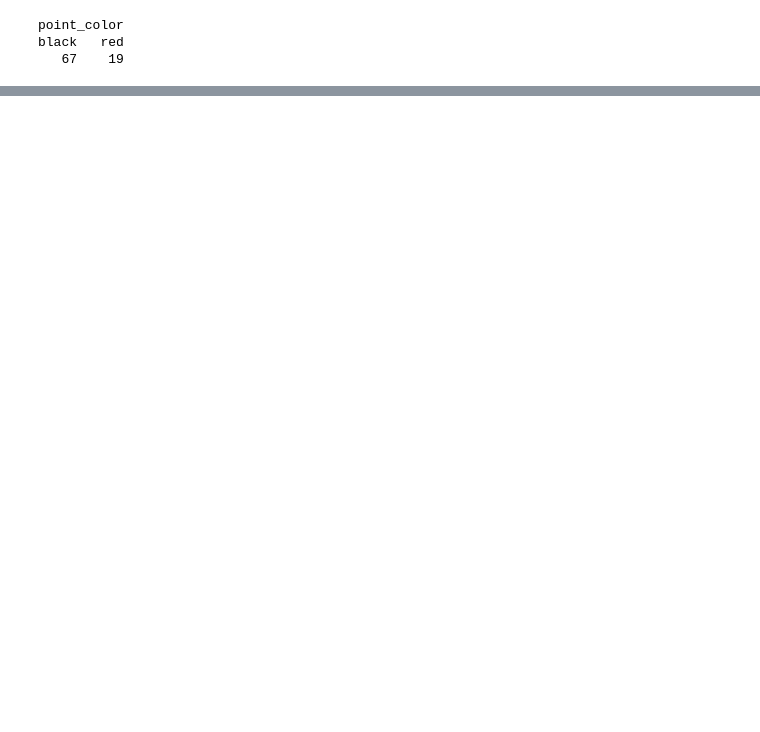
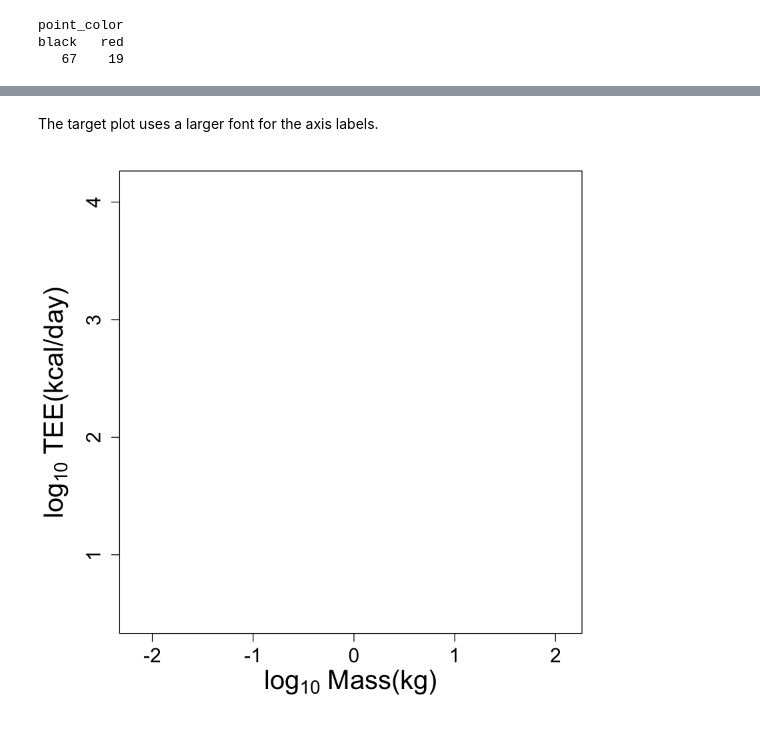
Before and after one commit to ryanraaum/bioanth-plots, a Jupyter notebook: Energy Expenditure in R.ipynb, the cells around one changed output, grey strips where cells are left out. Drawn from its saved outputs; the diff is of its cells as text; code cells hidden in the pictures; blank space fills up the shorter version.

```diff
--- a/Energy Expenditure in R.ipynb
+++ b/Energy Expenditure in R.ipynb
@@ -45,0 +80,19 @@ fill open
+# %% [markdown]
+The target plot uses a larger font for the axis labels.
+# %%
+# The par command normally changes the margins of the plot in a semi-permanent way.
+# That is, in a normal R session (not the notebook I'm using here), you would need
+# to save the old settings to be able to reset them later using "par(old.par)".
+# In this notebook, however, each plot is a new plotting area.
+old.par = par(mar=c(5.1,5.1,1.0,1.0))
+
+plot(logtee ~ logmass,
+     data=dset,
+     type='n', # 'none' - no points will be plotted
+     xlab=expression("log"[10]*" Mass(kg)"),
+     ylab=expression("log"[10]*" TEE(kcal/day)"),
+     # the numbers below were arrived at by trial and error
+     cex.lab=2,    # double the size of the labels
+     cex.axis=1.5) # make the axis number 1.5 times usual size
+# %% [output]
+[figure, added]
```
Also changed, not shown: parts of 16 cells of this notebook.
